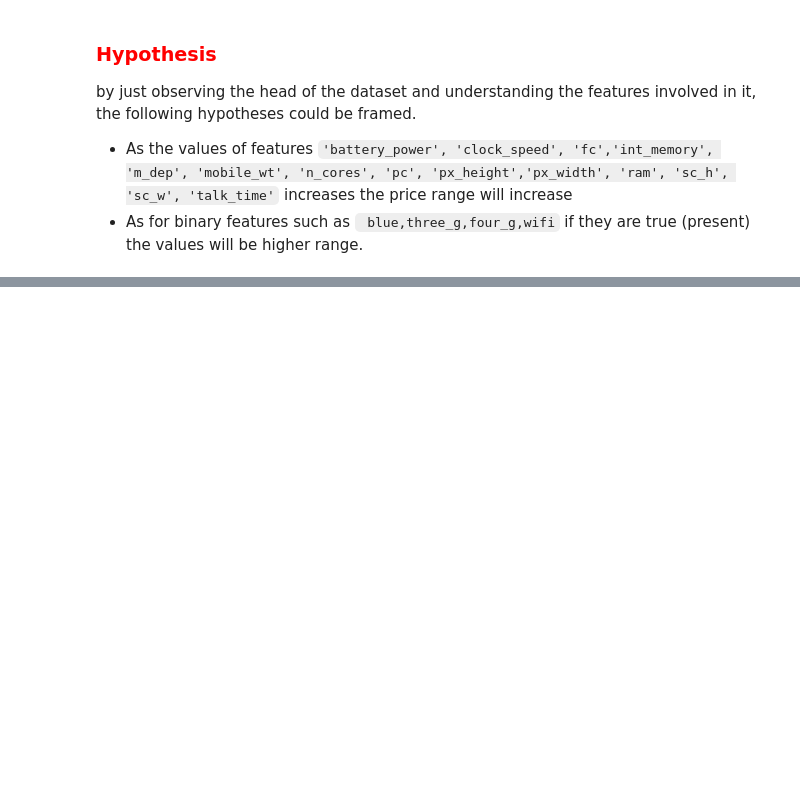
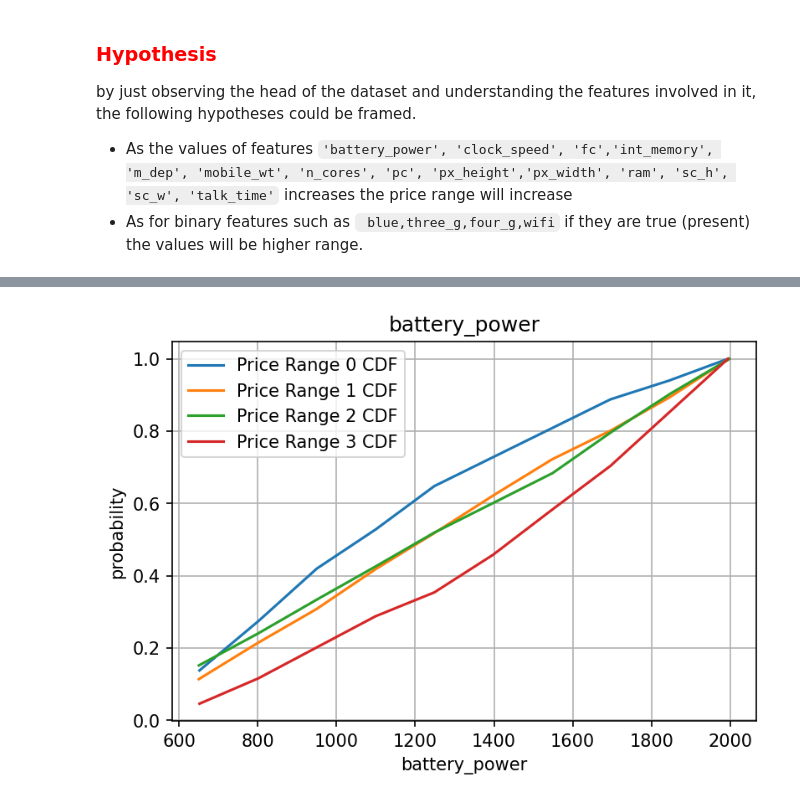
Before and after one commit to MohanVishe/Supervised-ML--Classification----Mobile-Price-Range-Prediction, a Jupyter notebook: Mobile_Price_Range_Prediction_Individual_Project.ipynb, the cells around one changed output, grey strips where cells are left out. Saved outputs shown, nothing was run; the diff lists cells and outputs as text; code cells hidden in the pictures; blank space fills up the shorter version.

```diff
--- a/Mobile_Price_Range_Prediction_Individual_Project.ipynb
+++ b/Mobile_Price_Range_Prediction_Individual_Project.ipynb
@@ -224,0 +242,36 @@ by just observing the head of the dataset and understanding the features involve
+# %%
+# Function for pdf and cdf of a feature
+
+def CDF(feature):
+  "This will plot cdf of feature"
+  df0=df[df["price_range"]==0]
+  df1=df[df["price_range"]==1]
+  df2=df[df["price_range"]==2]
+  df3=df[df["price_range"]==3]
+
+  counts,bin_edges=np.histogram(df0[feature],bins=10,density= True)
+  pdf= counts/sum(counts)
+  cdf=np.cumsum(pdf)
+  plt.plot(bin_edges[1:],cdf,label="Price Range 0 CDF")
+
+  counts,bin_edges=np.histogram(df1[feature],bins=10,density= True)
+  pdf= counts/sum(counts)
+  cdf=np.cumsum(pdf)
+  plt.plot(bin_edges[1:],cdf,label="Price Range 1 CDF")
+
+  counts,bin_edges=np.histogram(df2[feature],bins=10,density= True)
+  pdf= counts/sum(counts)
+  cdf=np.cumsum(pdf)
+  plt.plot(bin_edges[1:],cdf,label="Price Range 2 CDF")
+
+  counts,bin_edges=np.histogram(df3[feature],bins=10,density= True)
+  pdf= counts/sum(counts)
+  cdf=np.cumsum(pdf)
+  plt.plot(bin_edges[1:],cdf,label="Price Range 3 CDF")
+
+  plt.legend()
+  plt.grid()
+  plt.ylabel("probability")
+  plt.xlabel(feature)
+  plt.title(feature)
+  plt.show()
@@ -224,0 +284,4 @@ by just observing the head of the dataset and understanding the features involve
+# %%
+CDF("battery_power")
+# %% [output]
+[figure, added]
```
Also changed, not shown: parts of 24 cells of this notebook.
